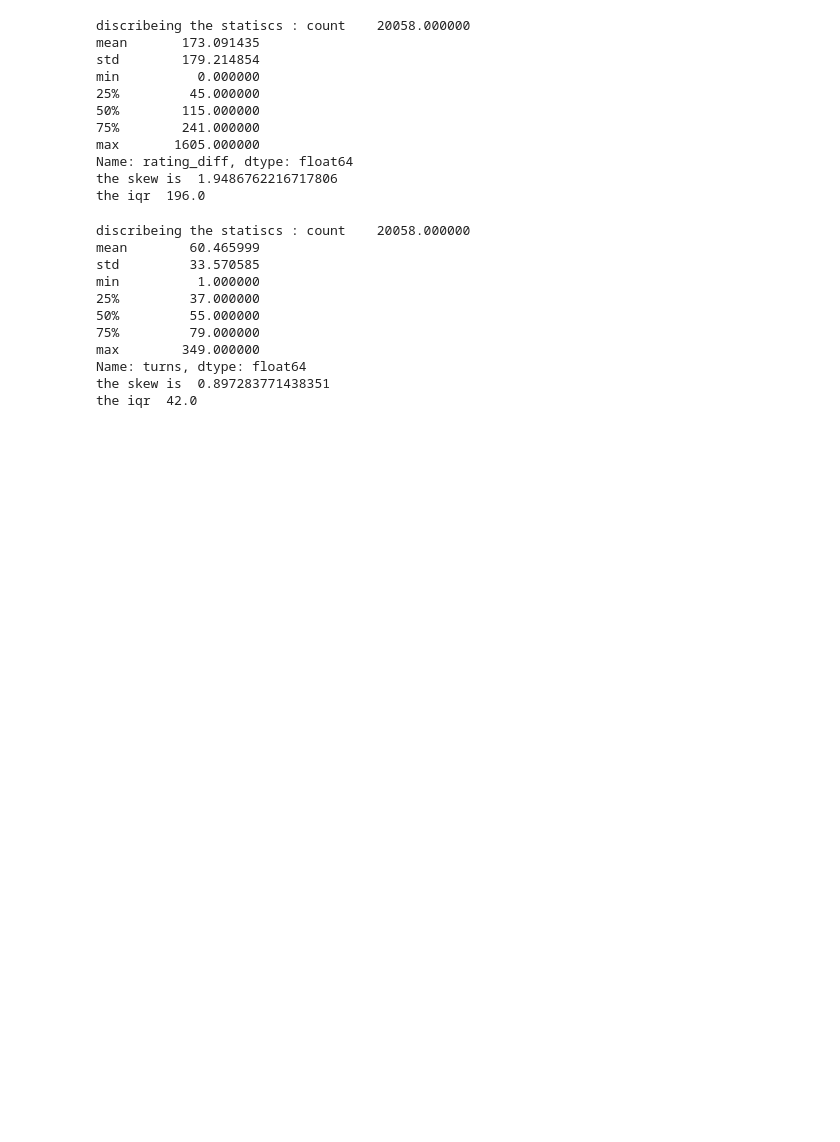
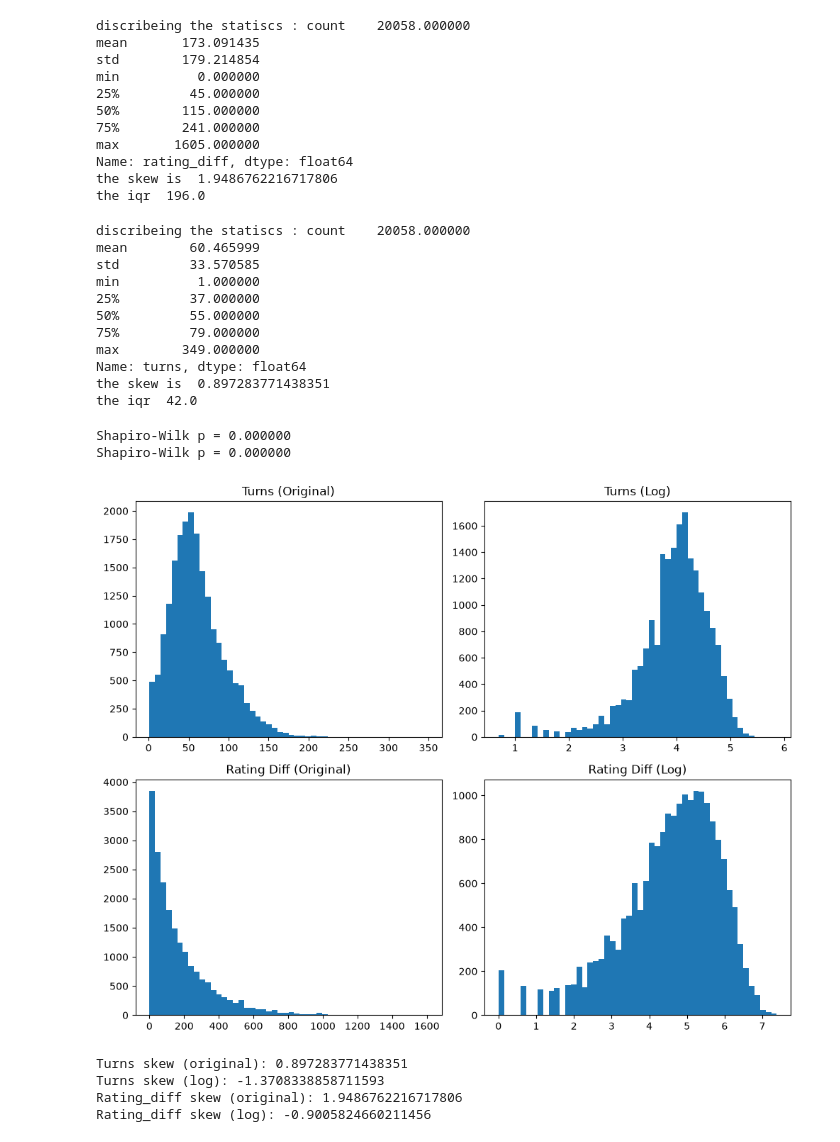
Before and after one commit to HlaMohd/10th-session-assignment-, a Jupyter notebook: scripts..ipynb, the cells around one changed output. Drawn from its saved outputs; the diff is of its cells as text; code cells hidden in the pictures; blank space fills up the shorter version.

Commit message:
AQ2 Distribution analysis — normality tests, log-transform

```diff
--- a/scripts..ipynb
+++ b/scripts..ipynb
@@ -47,3 +48,59 @@ max        349.000000
 Name: turns, dtype: float64
 the skew is  0.897283771438351
 the iqr  42.0
+# %%
+# Perform Shapiro-Wilk test for normality on a sample of 'rating_diff'
+# A random sample of 1000 rows is used for computational efficiency
+stat_diff, p_diff = stats.shapiro(chess['rating_diff'].sample(1000, random_state=42))
+stat_rated, p_rated = stats.shapiro(chess['turns'].sample(1000, random_state=42))
+print(f"Shapiro-Wilk p = {p_diff:.6f}")
+print(f"Shapiro-Wilk p = {p_rated:.6f}")
+# %% [output]
+Shapiro-Wilk p = 0.000000
+Shapiro-Wilk p = 0.000000
+# %%
+# Apply log transformation (log(1 + x)) to reduce skewness and handle large values
+
+chess['turns_log'] = np.log1p(chess['turns'])
+chess['rating_diff_log'] = np.log1p(chess['rating_diff'])
+# %%
+# Create a 2x2 grid of subplots to compare original vs log-transformed distributions
+fig, ax = plt.subplots(2, 2, figsize=(10, 8))
+
+# turns original
+ax[0,0].hist(chess['turns'], bins=50)
+ax[0,0].set_title("Turns (Original)")
+
+# turns log
+ax[0,1].hist(chess['turns_log'], bins=50)
+ax[0,1].set_title("Turns (Log)")
+
+# rating_diff original
+ax[1,0].hist(chess['rating_diff'], bins=50)
+ax[1,0].set_title("Rating Diff (Original)")
+
+# rating_diff log
+ax[1,1].hist(chess['rating_diff_log'], bins=50)
+ax[1,1].set_title("Rating Diff (Log)")
+
+plt.tight_layout()
+
+# 💾 save image
+plt.savefig("outputImages/distribution_analysis.png", dpi=300, bbox_inches='tight')
+plt.show()
+# %% [output]
+[figure, added]
+# %%
+# Compare skewness before and after log transformation
+# Skewness shows how asymmetric the distribution is
+
+print("Turns skew (original):", chess['turns'].skew())
+print("Turns skew (log):", chess['turns_log'].skew())
+
+print("Rating_diff skew (original):", chess['rating_diff'].skew())
+print("Rating_diff skew (log):", chess['rating_diff_log'].skew())
+# %% [output]
+Turns skew (original): 0.897283771438351
+Turns skew (log): -1.3708338858711593
+Rating_diff skew (original): 1.9486762216717806
+Rating_diff skew (log): -0.9005824660211456
```
Also changed, not shown: parts of 1 cell of this notebook, 1 other file.
